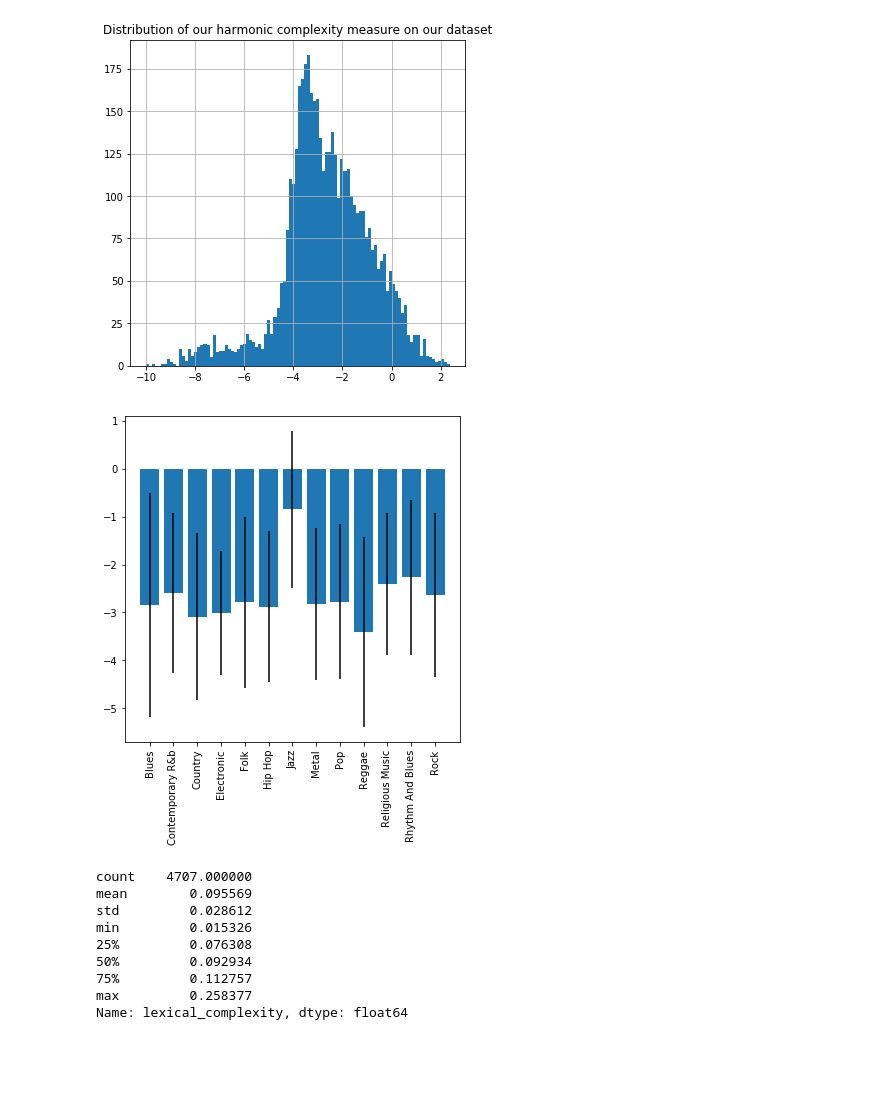
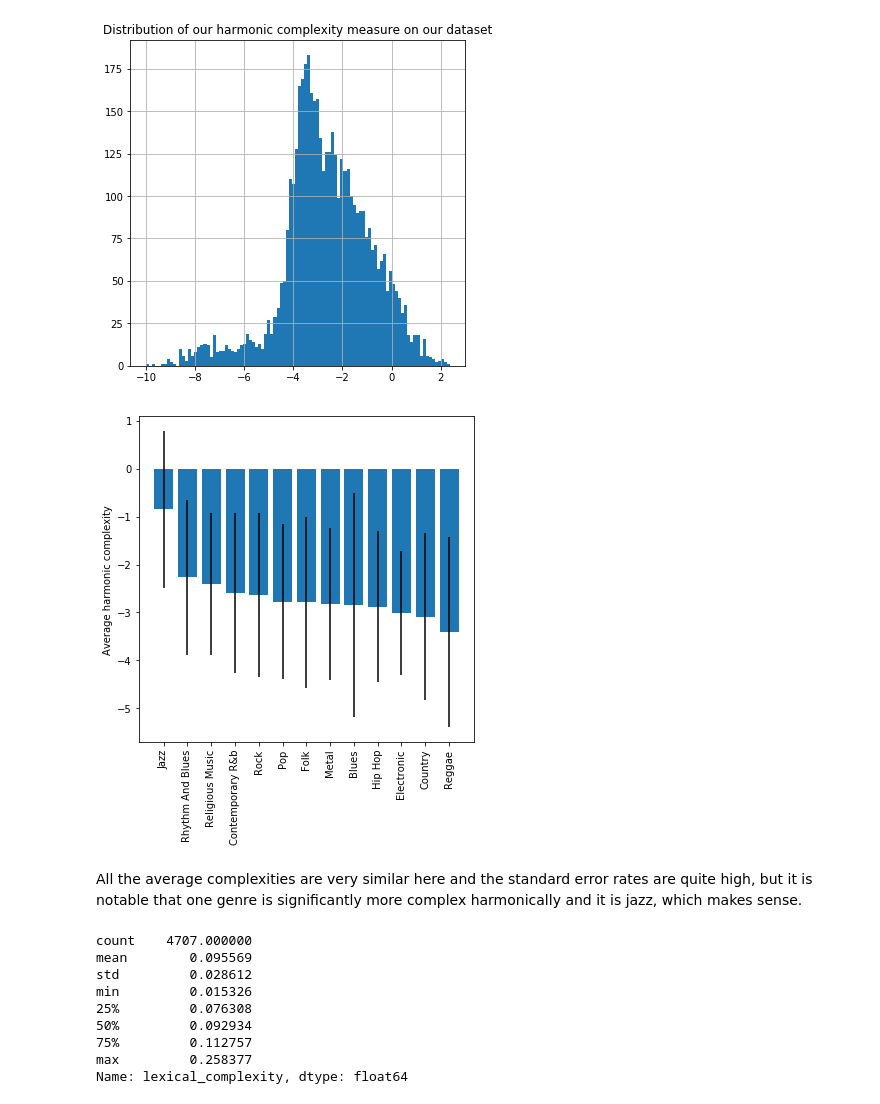
Before and after one commit to CSantiStSup/Digital_Musicology, a Jupyter notebook: Milestone 4.ipynb, the cells around one changed output. Drawn from its saved outputs; the diff is of its cells as text; code cells hidden in the pictures; blank space fills up the shorter version.

```diff
--- a/Milestone 4.ipynb
+++ b/Milestone 4.ipynb
@@ -234,11 +258,15 @@ plt.show()
 # %% [output]
 [figure]
 # %%
-plt.bar(np.arange(df.Genre.nunique()), df.groupby("Genre").harmonic_complexity.mean(), yerr=df.groupby("Genre").harmonic_complexity.std())
-plt.xticks(np.arange(df.Genre.nunique()), df.groupby("Genre").harmonic_complexity.mean().keys(), rotation=90)
+sorted_avg_harmonic_complexity = df.groupby("Genre").harmonic_complexity.mean().sort_values(ascending=False)
+plt.bar(np.arange(df.Genre.nunique()), sorted_avg_harmonic_complexity, yerr=df.groupby("Genre").harmonic_complexity.std()[sorted_avg_harmonic_complexity.keys()])
+plt.xticks(np.arange(df.Genre.nunique()), sorted_avg_harmonic_complexity.keys(), rotation=90)
+plt.ylabel("Average harmonic complexity")
 plt.show()
 # %% [output]
-[figure, old version]
+[figure, new version]
+# %% [markdown]
+All the average complexities are very similar here and the standard error rates are quite high, but it is notable that one genre is significantly more complex harmonically and it is jazz, which makes sense.
 # %%
 df.lexical_complexity.describe()
 # %% [output]
```
Also changed, not shown: parts of 5 cells of this notebook.
